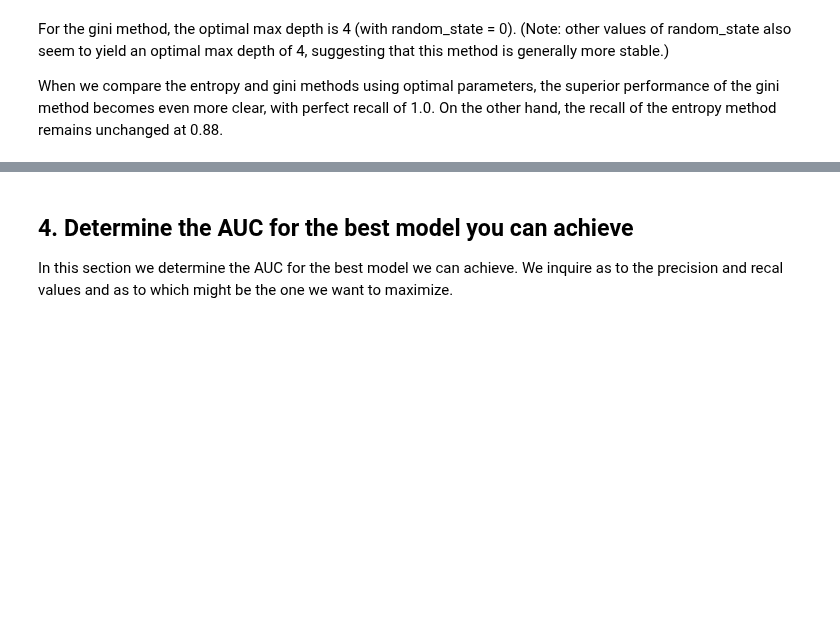
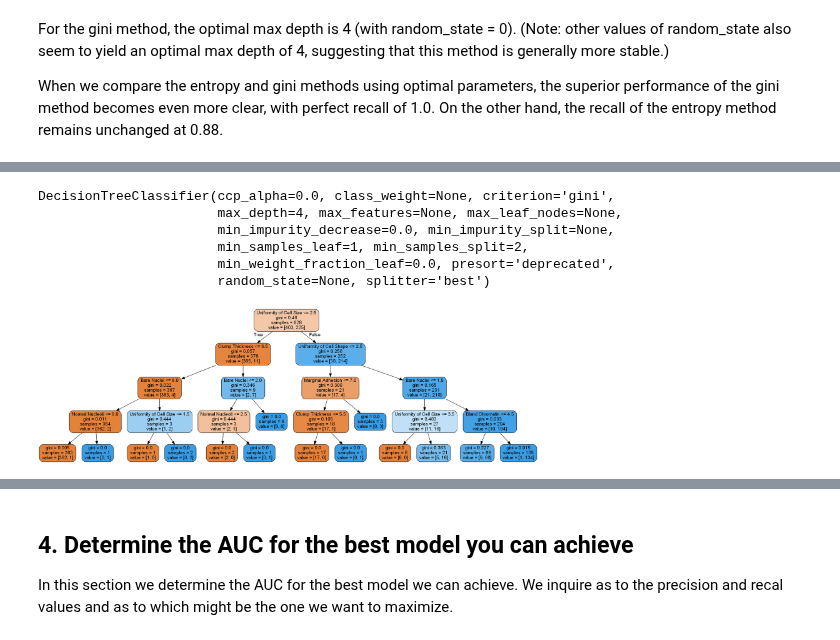
Before and after one commit to pelorenz/data-science-420, a Jupyter notebook: L05-PeterLorenz.ipynb, the cells around one changed output, grey strips where cells are left out. Cells and saved outputs as stored; diff of their text form; code cells hidden in the pictures; blank space fills up the shorter version.

```diff
--- a/L05-PeterLorenz.ipynb
+++ b/L05-PeterLorenz.ipynb
@@ -319,0 +364,16 @@ In this section we visualize both models and see which feature is selected for e
+# %%
+# Build and fit tree again using optimal hyperparameters
+cancer_gin = DecisionTreeClassifier(criterion = 'gini',
+                                    max_depth = 4)
+cancer_gin.fit(X_train, y_train)
+
+# Display tree
+show_tree('entropy_tree', cancer_gin, X_train.columns)
+# %% [output]
+DecisionTreeClassifier(ccp_alpha=0.0, class_weight=None, criterion='gini',
+                       max_depth=4, max_features=None, max_leaf_nodes=None,
+                       min_impurity_decrease=0.0, min_impurity_split=None,
+                       min_samples_leaf=1, min_samples_split=2,
+                       min_weight_fraction_leaf=0.0, presort='deprecated',
+                       random_state=None, splitter='best')
+[figure, added]
```
Also changed, not shown: parts of 9 cells of this notebook.
